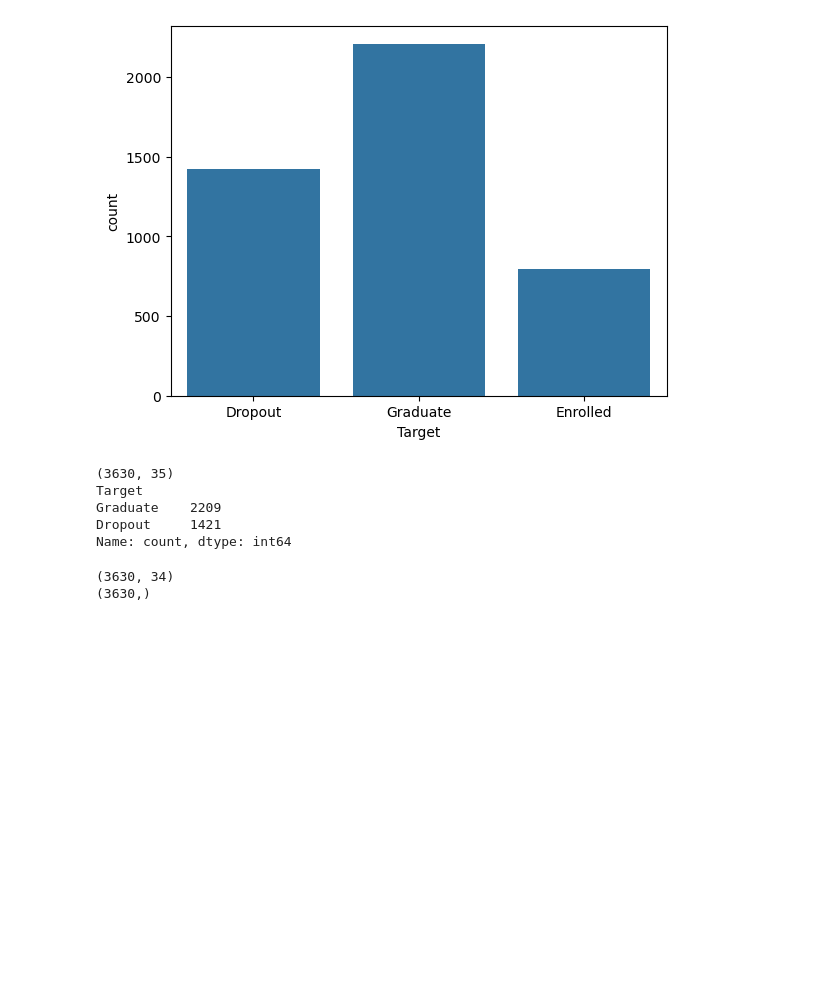
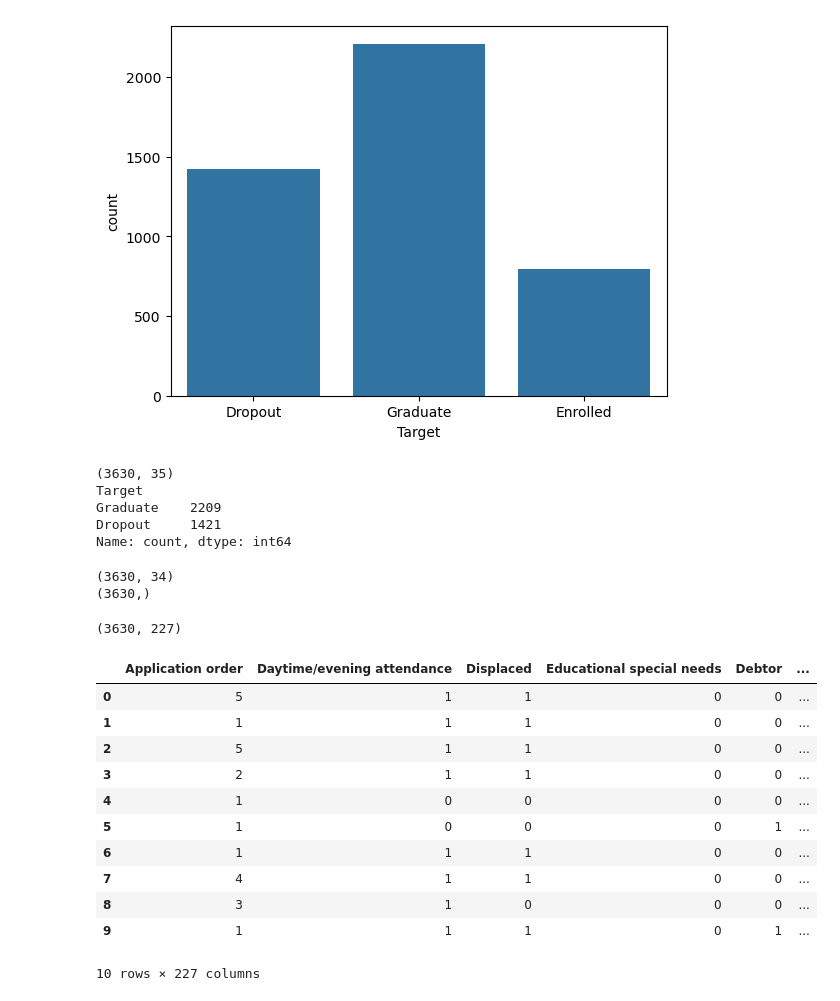
Before and after one commit to 2026651-gif/Machine-learning-CA1, a Jupyter notebook: CA1111.ipynb, the cells around one changed output. Saved outputs shown, nothing was run; the diff lists cells and outputs as text; code cells hidden in the pictures; blank space fills up the shorter version.

```diff
--- a/CA1111.ipynb
+++ b/CA1111.ipynb
@@ -117,3 +117,34 @@ print(y.shape)
 # %% [output]
 (3630, 34)
 (3630,)
+# %%
+## Encoding Categorical Variables
+
+# Nominal columns stored as number codes
+nominal_cols = ['Marital status', 'Application mode', 'Course', 'Previous qualification',
+                'Nacionality', "Mother's qualification", "Father's qualification",
+                "Mother's occupation", "Father's occupation"]
+
+# Convert categorical variables into dummy (0/1) columns
+X = pd.get_dummies(X, columns=nominal_cols, drop_first=True, dtype=int)
+
+print(X.shape)
+# %% [output]
+(3630, 227)
+# %%
+# Check the new shape
+X.shape
+X.head(10)
+# %% [output]
+|  | Application order | Daytime/evening attendance | Displaced | Educational special needs | Debtor | ... |
+| 0 | 5 | 1 | 1 | 0 | 0 | ... |
+| 1 | 1 | 1 | 1 | 0 | 0 | ... |
+| 2 | 5 | 1 | 1 | 0 | 0 | ... |
+| 3 | 2 | 1 | 1 | 0 | 0 | ... |
+| 4 | 1 | 0 | 0 | 0 | 0 | ... |
+| 5 | 1 | 0 | 0 | 0 | 1 | ... |
+| 6 | 1 | 1 | 1 | 0 | 0 | ... |
+| 7 | 4 | 1 | 1 | 0 | 0 | ... |
+| 8 | 3 | 1 | 0 | 0 | 0 | ... |
+| 9 | 1 | 1 | 1 | 0 | 1 | ... |
+10 rows × 227 columns
```
